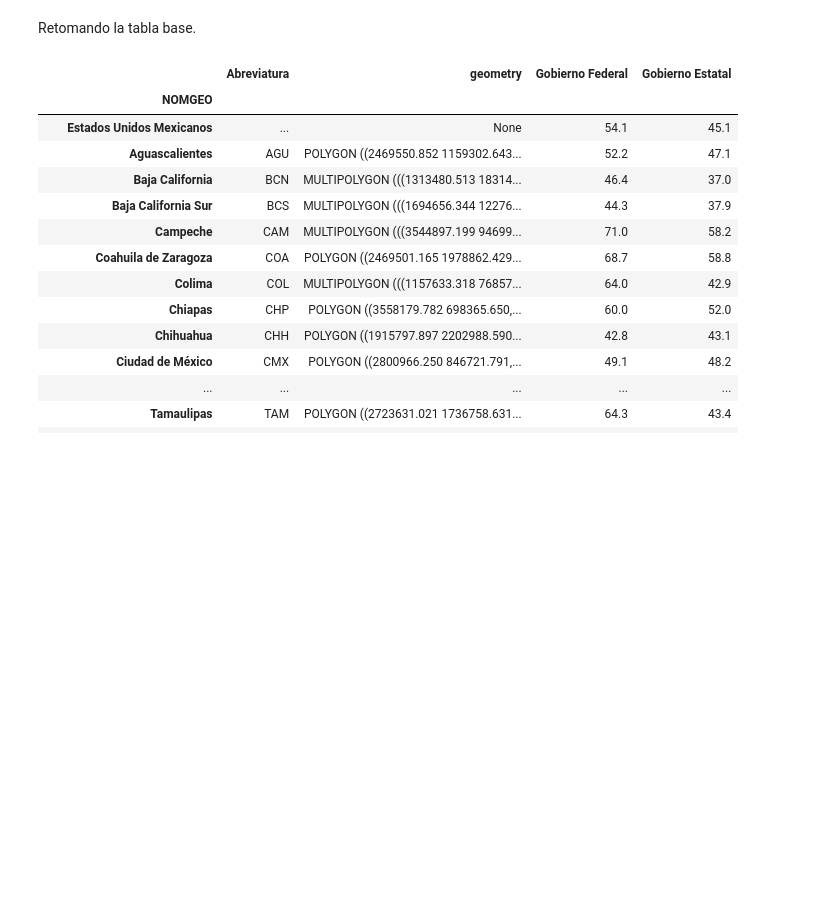
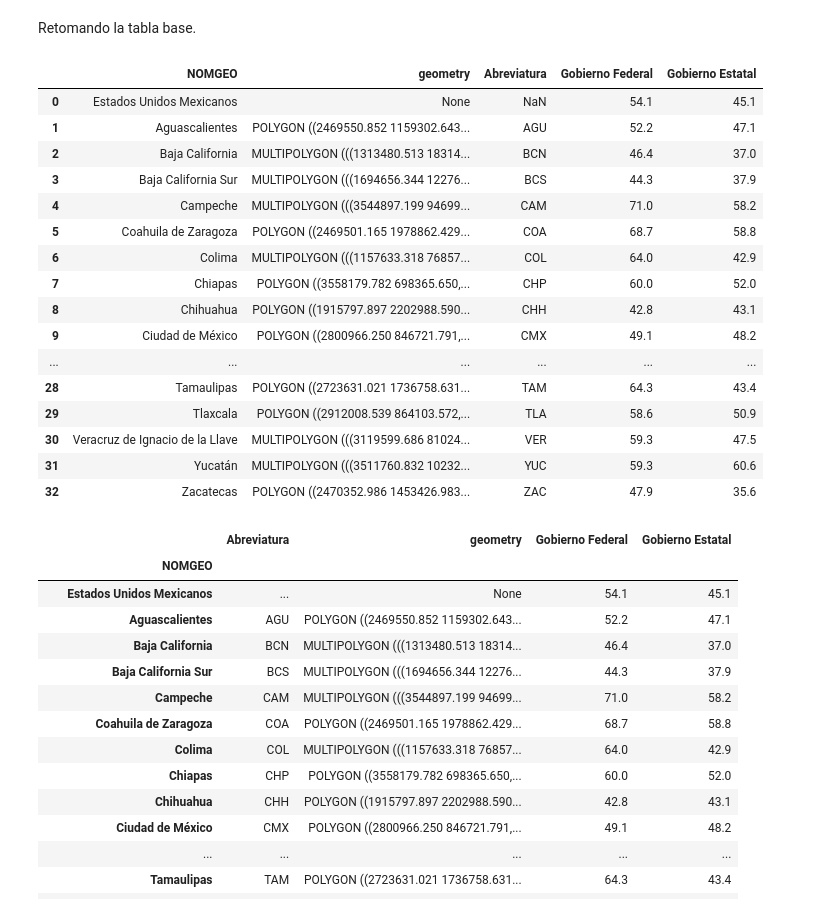
Before and after one commit to Dust1920/SIM26, a Jupyter notebook: visualization/maps/maps_mexico.ipynb, the cells around one changed output. Cells and saved outputs as stored; diff of their text form; code cells hidden in the pictures; blank space fills up the shorter version.

```diff
--- a/visualization/maps/maps_mexico.ipynb
+++ b/visualization/maps/maps_mexico.ipynb
@@ -228,4 +229,26 @@ data
 | 32 | Zacatecas | 47.9 | 35.6 |
 # %% [markdown]
 Retomando la tabla base.
+# %%
+mexico_conf = mexico.merge(data, on = 'NOMGEO', how = 'right')
+mexico_conf = mexico_conf.drop(columns = 'C1')
+mexico_conf
+# %% [output]
+|  | NOMGEO | geometry | Abreviatura | Gobierno Federal | Gobierno Estatal |
+| 0 | Estados Unidos Mexicanos | None | NaN | 54.1 | 45.1 |
+| 1 | Aguascalientes | POLYGON ((2469550.852 1159302.643... | AGU | 52.2 | 47.1 |
+| 2 | Baja California | MULTIPOLYGON (((1313480.513 18314... | BCN | 46.4 | 37.0 |
+| 3 | Baja California Sur | MULTIPOLYGON (((1694656.344 12276... | BCS | 44.3 | 37.9 |
+| 4 | Campeche | MULTIPOLYGON (((3544897.199 94699... | CAM | 71.0 | 58.2 |
+| 5 | Coahuila de Zaragoza | POLYGON ((2469501.165 1978862.429... | COA | 68.7 | 58.8 |
+| 6 | Colima | MULTIPOLYGON (((1157633.318 76857... | COL | 64.0 | 42.9 |
+| 7 | Chiapas | POLYGON ((3558179.782 698365.650,... | CHP | 60.0 | 52.0 |
+| 8 | Chihuahua | POLYGON ((1915797.897 2202988.590... | CHH | 42.8 | 43.1 |
+| 9 | Ciudad de México | POLYGON ((2800966.250 846721.791,... | CMX | 49.1 | 48.2 |
+| ... | ... | ... | ... | ... | ... |
+| 28 | Tamaulipas | POLYGON ((2723631.021 1736758.631... | TAM | 64.3 | 43.4 |
+| 29 | Tlaxcala | POLYGON ((2912008.539 864103.572,... | TLA | 58.6 | 50.9 |
+| 30 | Veracruz de Ignacio de la Llave | MULTIPOLYGON (((3119599.686 81024... | VER | 59.3 | 47.5 |
+| 31 | Yucatán | MULTIPOLYGON (((3511760.832 10232... | YUC | 59.3 | 60.6 |
+| 32 | Zacatecas | POLYGON ((2470352.986 1453426.983... | ZAC | 47.9 | 35.6 |
 # %%
```
Also changed, not shown: parts of 12 cells of this notebook, 6 other files.
